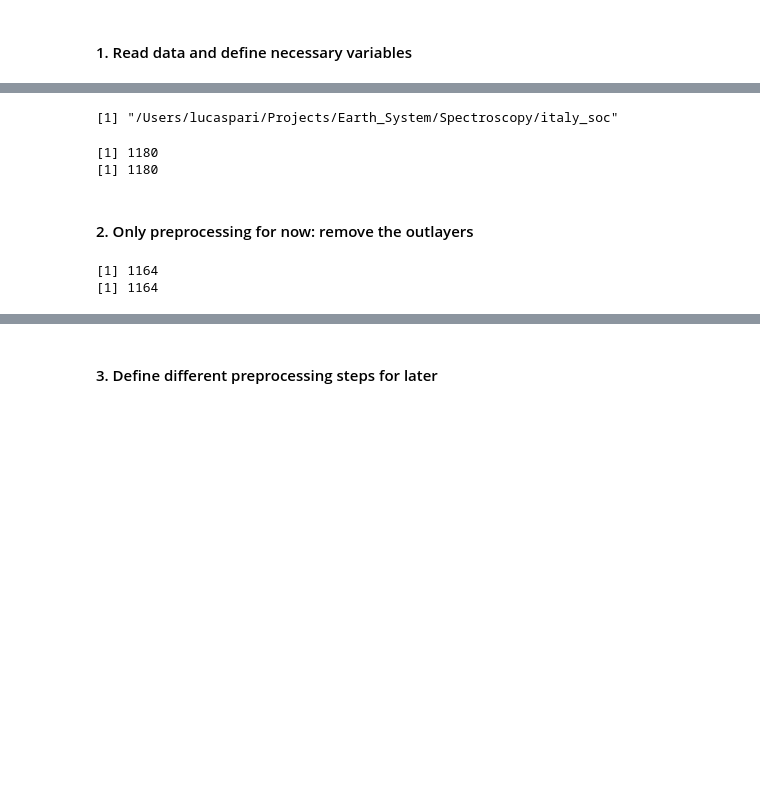
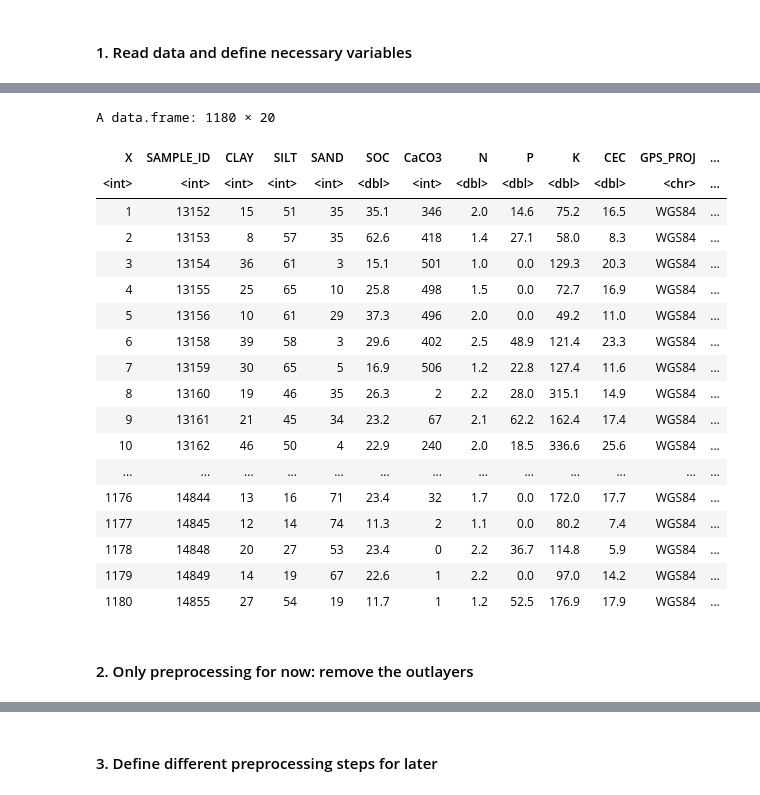
Before and after one commit to lcaspari/italy_soc, a Jupyter notebook: SOC_italy.ipynb, the cells around one changed output, grey strips where cells are left out. Saved outputs shown, nothing was run; the diff lists cells and outputs as text; code cells hidden in the pictures; blank space fills up the shorter version.

```diff
--- a/SOC_italy.ipynb
+++ b/SOC_italy.ipynb
@@ -39,7 +21,3 @@ Die folgenden Objekte sind maskiert von ‘package:base’:
-# %%
-getwd()
-# %% [output]
-[1] "/Users/lucaspari/Projects/Earth_System/Spectroscopy/italy_soc"
 # %%
 # read the data and get the variables
 
@@ -54,13 +32,28 @@ VNIR_raw<-VNIR_raw[,-1]
 wl <- read.csv("Italy_spc.csv", header = FALSE)
 wl <- as.numeric(wl[1, ])
 wl <- wl[!is.na(wl)]
-# %%
-# lab_raw
-print(nrow(lab_raw))
-print(nrow(VNIR_raw))
-# %% [output]
-[1] 1180
-[1] 1180
+# %%
+lab_raw
+# %% [output]
+A data.frame: 1180 × 20
+| X | SAMPLE_ID | CLAY | SILT | SAND | SOC | CaCO3 | N | P | K | CEC | GPS_PROJ | ... |
+| <int> | <int> | <int> | <int> | <int> | <dbl> | <int> | <dbl> | <dbl> | <dbl> | <dbl> | <chr> | ... |
+| 1 | 13152 | 15 | 51 | 35 | 35.1 | 346 | 2.0 | 14.6 | 75.2 | 16.5 | WGS84 | ... |
+| 2 | 13153 | 8 | 57 | 35 | 62.6 | 418 | 1.4 | 27.1 | 58.0 | 8.3 | WGS84 | ... |
+| 3 | 13154 | 36 | 61 | 3 | 15.1 | 501 | 1.0 | 0.0 | 129.3 | 20.3 | WGS84 | ... |
+| 4 | 13155 | 25 | 65 | 10 | 25.8 | 498 | 1.5 | 0.0 | 72.7 | 16.9 | WGS84 | ... |
+| 5 | 13156 | 10 | 61 | 29 | 37.3 | 496 | 2.0 | 0.0 | 49.2 | 11.0 | WGS84 | ... |
+| 6 | 13158 | 39 | 58 | 3 | 29.6 | 402 | 2.5 | 48.9 | 121.4 | 23.3 | WGS84 | ... |
+| 7 | 13159 | 30 | 65 | 5 | 16.9 | 506 | 1.2 | 22.8 | 127.4 | 11.6 | WGS84 | ... |
+| 8 | 13160 | 19 | 46 | 35 | 26.3 | 2 | 2.2 | 28.0 | 315.1 | 14.9 | WGS84 | ... |
+| 9 | 13161 | 21 | 45 | 34 | 23.2 | 67 | 2.1 | 62.2 | 162.4 | 17.4 | WGS84 | ... |
+| 10 | 13162 | 46 | 50 | 4 | 22.9 | 240 | 2.0 | 18.5 | 336.6 | 25.6 | WGS84 | ... |
+| ... | ... | ... | ... | ... | ... | ... | ... | ... | ... | ... | ... | ... |
+| 1176 | 14844 | 13 | 16 | 71 | 23.4 | 32 | 1.7 | 0.0 | 172.0 | 17.7 | WGS84 | ... |
+| 1177 | 14845 | 12 | 14 | 74 | 11.3 | 2 | 1.1 | 0.0 | 80.2 | 7.4 | WGS84 | ... |
+| 1178 | 14848 | 20 | 27 | 53 | 23.4 | 0 | 2.2 | 36.7 | 114.8 | 5.9 | WGS84 | ... |
+| 1179 | 14849 | 14 | 19 | 67 | 22.6 | 1 | 2.2 | 0.0 | 97.0 | 14.2 | WGS84 | ... |
+| 1180 | 14855 | 27 | 54 | 19 | 11.7 | 1 | 1.2 | 52.5 | 176.9 | 17.9 | WGS84 | ... |
 # %% [markdown]
 #### 2. Only preprocessing for now: remove the outlayers
 # %%
@@ -74,11 +67,3 @@ dat_all <- dat_all[dat_all$MINERAL != "organic", ]
 # Split back into lab and VNIR
 lab  <- dat_all[, 1:ncol(lab_raw)]
 VNIR <- dat_all[, (ncol(lab) + 1):ncol(dat_all)]
-# %%
-# VNIR
-# lab
-print(nrow(lab))
-print(nrow(VNIR))
-# %% [output]
-[1] 1164
-[1] 1164
```
Also changed, not shown: parts of 48 cells of this notebook, 14 other files.
